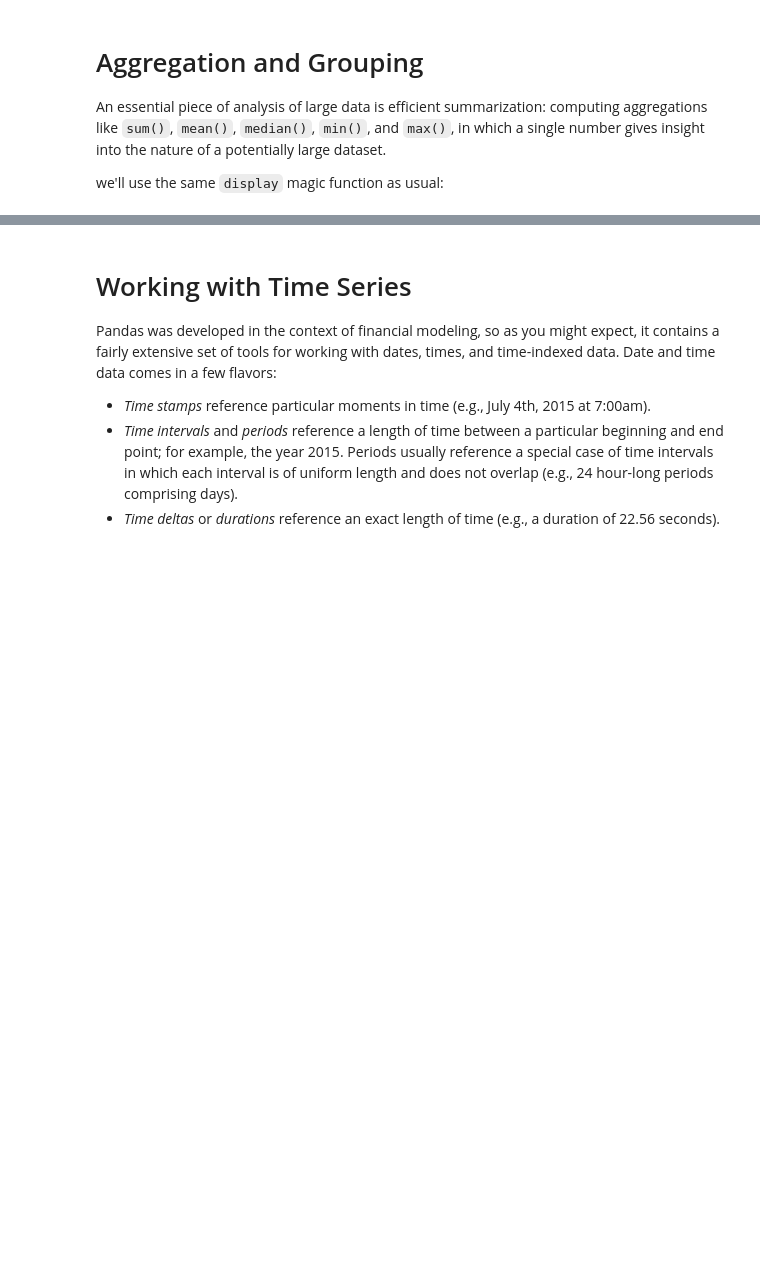
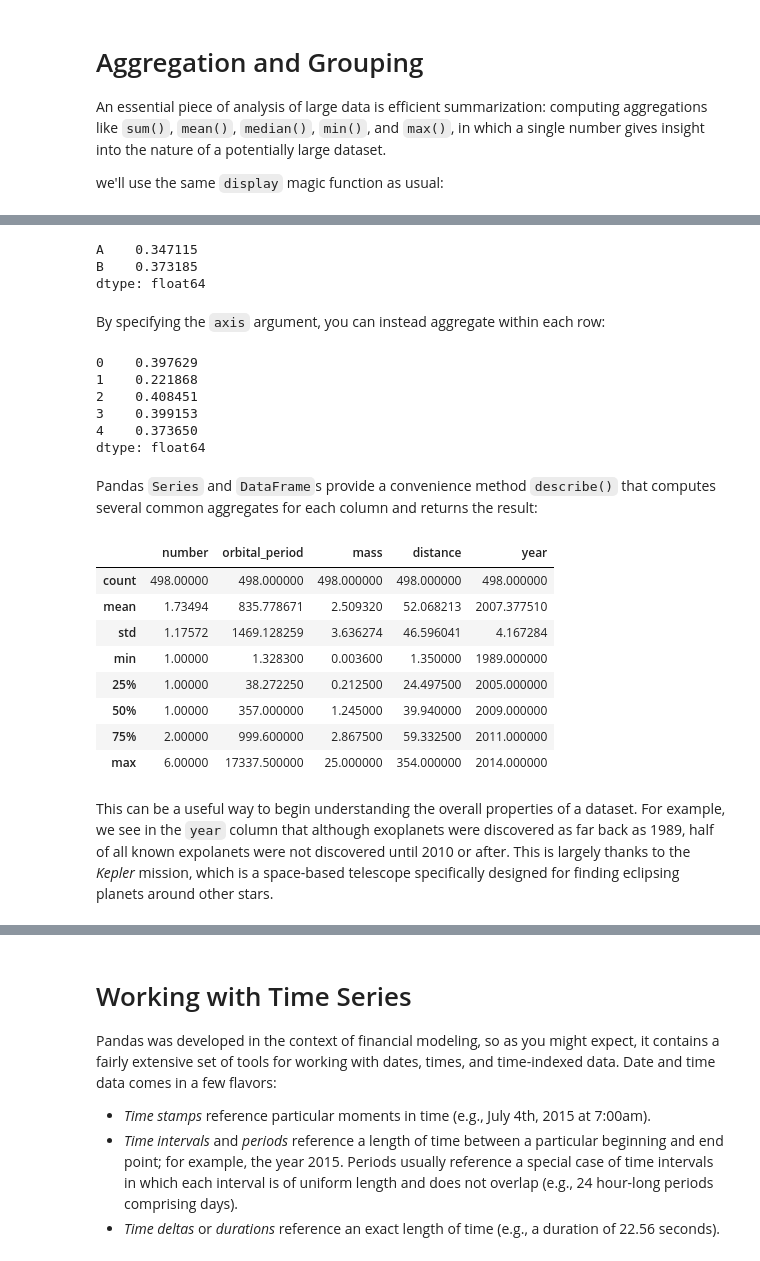
Before and after one commit to massimo-nocentini/on-python, a Jupyter notebook: UniFiCourseSpring2020/pandas.ipynb, the cells around one changed output, grey strips where cells are left out. Saved outputs shown, nothing was run; the diff lists cells and outputs as text; code cells hidden in the pictures; blank space fills up the shorter version.

Commit message:
Include another notebook concerning Pandas.

```diff
--- a/UniFiCourseSpring2020/pandas.ipynb
+++ b/UniFiCourseSpring2020/pandas.ipynb
@@ -2449,0 +2499,35 @@ class display(object):
+# %%
+df.mean()
+# %% [output]
+A    0.347115
+B    0.373185
+dtype: float64
+# %% [markdown]
+By specifying the ``axis`` argument, you can instead aggregate within each row:
+# %%
+df.mean(axis='columns')
+# %% [output]
+0    0.397629
+1    0.221868
+2    0.408451
+3    0.399153
+4    0.373650
+dtype: float64
+# %% [markdown]
+Pandas ``Series`` and ``DataFrame``s provide a convenience method ``describe()`` that computes several common aggregates for each column and returns the result:
+# %%
+planets.dropna().describe() # dropping rows with missing values
+# %% [output]
+|  | number | orbital_period | mass | distance | year |
+| count | 498.00000 | 498.000000 | 498.000000 | 498.000000 | 498.000000 |
+| mean | 1.73494 | 835.778671 | 2.509320 | 52.068213 | 2007.377510 |
+| std | 1.17572 | 1469.128259 | 3.636274 | 46.596041 | 4.167284 |
+| min | 1.00000 | 1.328300 | 0.003600 | 1.350000 | 1989.000000 |
+| 25% | 1.00000 | 38.272250 | 0.212500 | 24.497500 | 2005.000000 |
+| 50% | 1.00000 | 357.000000 | 1.245000 | 39.940000 | 2009.000000 |
+| 75% | 2.00000 | 999.600000 | 2.867500 | 59.332500 | 2011.000000 |
+| max | 6.00000 | 17337.500000 | 25.000000 | 354.000000 | 2014.000000 |
+# %% [markdown]
+This can be a useful way to begin understanding the overall properties of a dataset.
+For example, we see in the ``year`` column that although exoplanets were discovered as far back as 1989, half of all known expolanets were not discovered until 2010 or after.
+This is largely thanks to the *Kepler* mission, which is a space-based telescope specifically designed for finding eclipsing planets around other stars.
```
Also changed, not shown: parts of 56 cells of this notebook, 1 other file.
